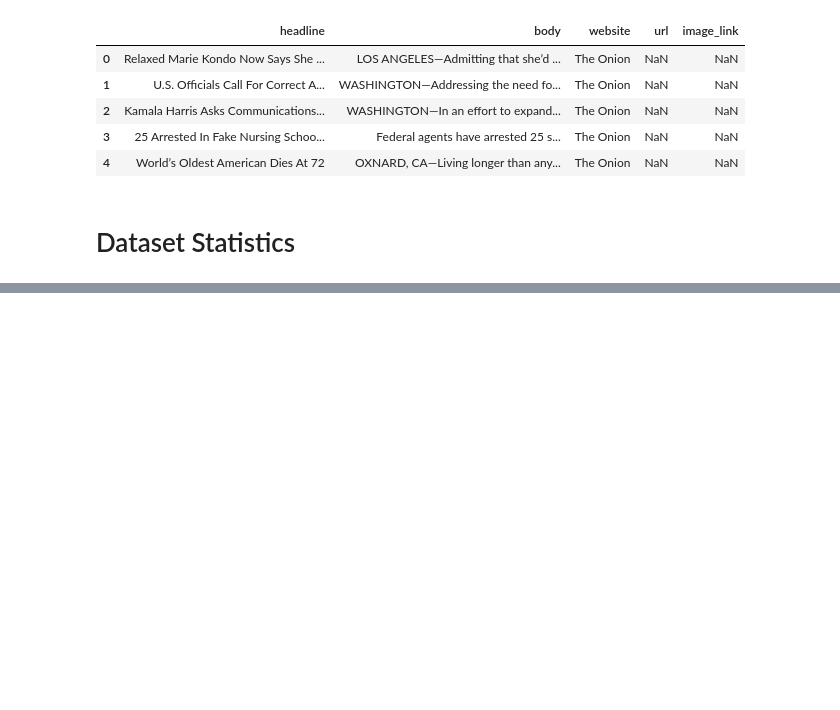
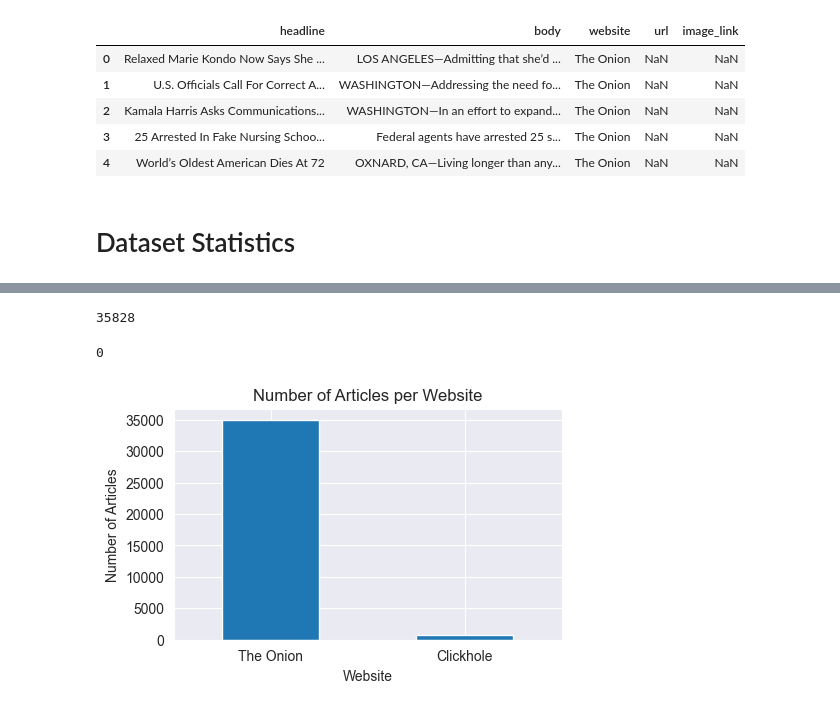
Before and after one commit to anusha-pathuri/satire-news-search-engine, a Jupyter notebook: notebooks/01_Data_Aggregation.ipynb, the cells around one changed output, grey strips where cells are left out. Drawn from its saved outputs; the diff is of its cells as text; code cells hidden in the pictures; blank space fills up the shorter version.

Commit message:
Update 01_Data_Aggregation.ipynb
Added simple statistics

```diff
--- a/notebooks/01_Data_Aggregation.ipynb
+++ b/notebooks/01_Data_Aggregation.ipynb
@@ -462,2 +507,10 @@ data.to_csv("data/satirical_news_articles.csv", index=False)
 # %% [markdown]
 # Dataset Statistics
+# %%
+import matplotlib.pyplot as plt
+import seaborn as sns
+sns.set_style("darkgrid")
+# %%
+data = pd.read_csv("../data/satirical_news_articles.csv")
+
+data.head()
@@ -463,0 +524,18 @@ data.to_csv("data/satirical_news_articles.csv", index=False)
+# %%
+len(data)
+# %% [output]
+35828
+# %%
+data["body"].isna().sum()
+# %% [output]
+0
+# %%
+data.website.value_counts()\
+    .plot(kind="bar", rot=0, figsize=(5, 3))
+
+plt.title("Number of Articles per Website")
+plt.ylabel("Number of Articles")
+plt.xlabel("Website")
+plt.show()
+# %% [output]
+[figure, added]
```
Also changed, not shown: parts of 17 cells of this notebook.
